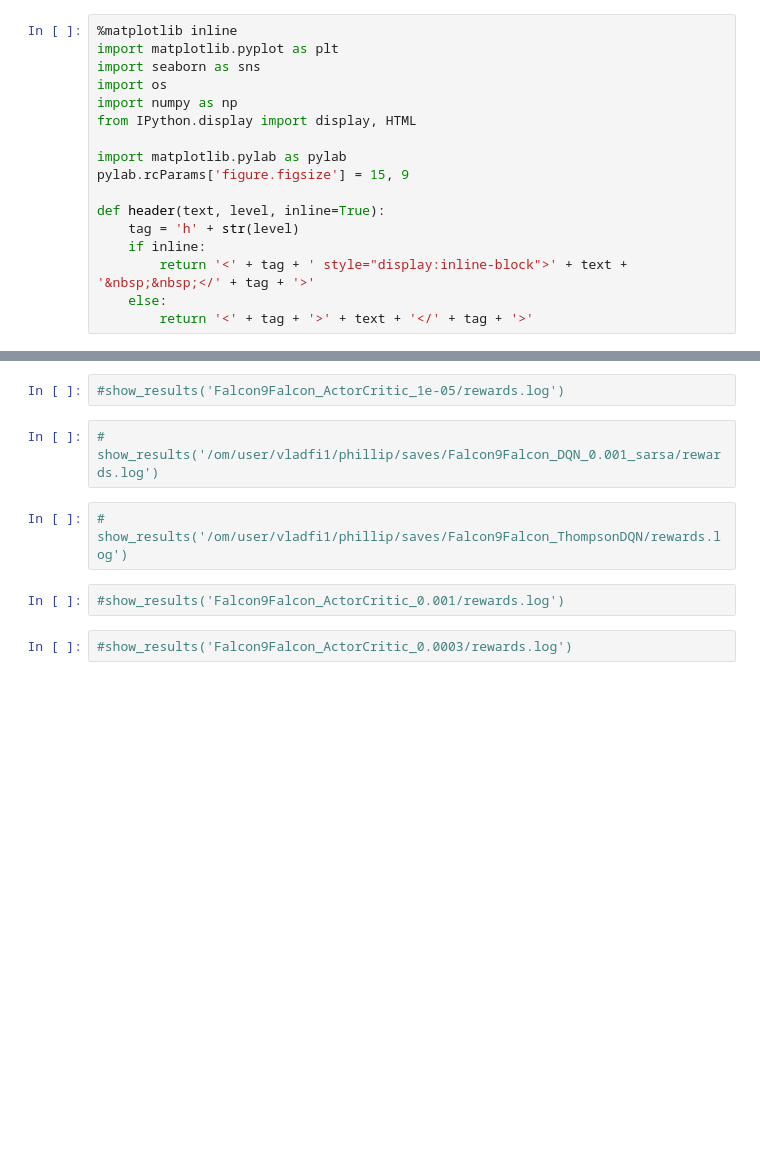
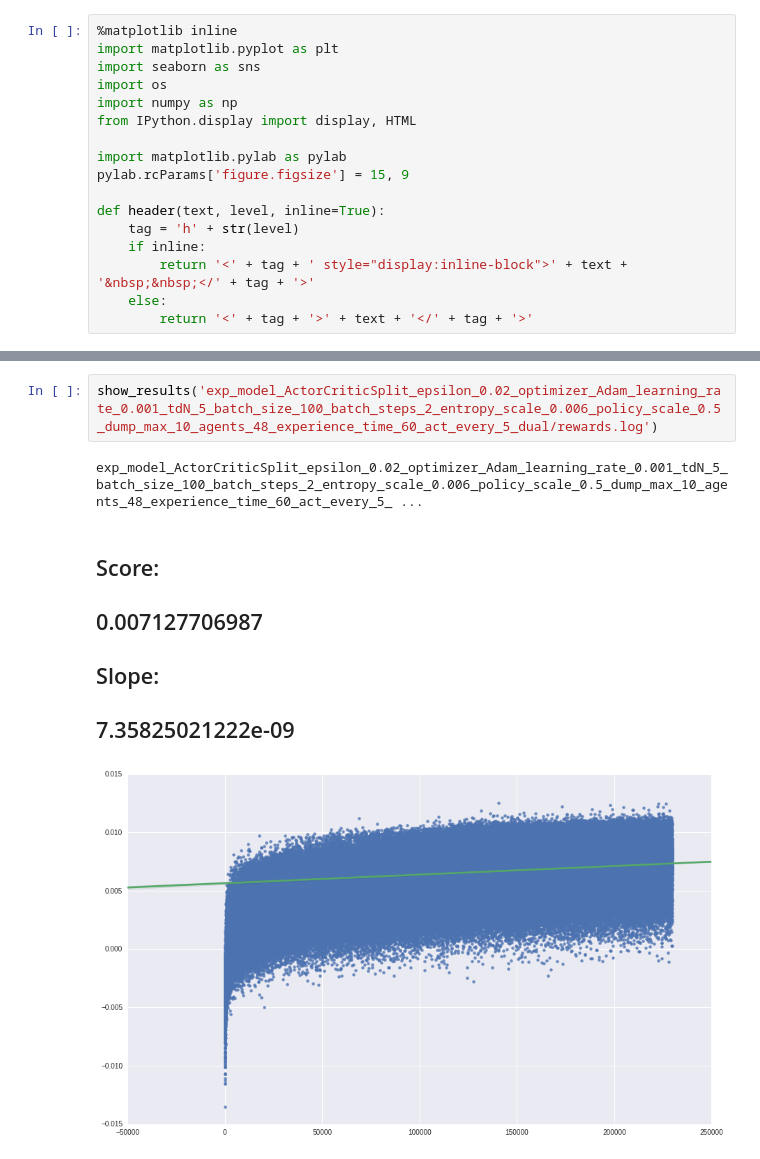
Before and after one commit to vladfi1/phillip, a Jupyter notebook: saves/result_plots_local.ipynb, the cells around one changed output, grey strips where cells are left out. Saved outputs shown, nothing was run; the diff lists cells and outputs as text; blank space fills up the shorter version.

```diff
--- a/saves/result_plots_local.ipynb
+++ b/saves/result_plots_local.ipynb
@@ -57,10 +57,9 @@ def show_results(reward_log):
-# %%
-#show_results('Falcon9Falcon_ActorCritic_1e-05/rewards.log')
-# %%
-# show_results('/om/user/vladfi1/phillip/saves/Falcon9Falcon_DQN_0.001_sarsa/rewards.log')
-# %%
-# show_results('/om/user/vladfi1/phillip/saves/Falcon9Falcon_ThompsonDQN/rewards.log')
-# %%
-#show_results('Falcon9Falcon_ActorCritic_0.001/rewards.log')
-# %%
-#show_results('Falcon9Falcon_ActorCritic_0.0003/rewards.log')
+# %%
+show_results('exp_model_ActorCriticSplit_epsilon_0.02_optimizer_Adam_learning_rate_0.001_tdN_5_batch_size_100_batch_steps_2_entropy_scale_0.006_policy_scale_0.5_dump_max_10_agents_48_experience_time_60_act_every_5_dual/rewards.log')
+# %% [output]
+exp_model_ActorCriticSplit_epsilon_0.02_optimizer_Adam_learning_rate_0.001_tdN_5_batch_size_100_batch_steps_2_entropy_scale_0.006_policy_scale_0.5_dump_max_10_agents_48_experience_time_60_act_every_5_ ...
+Score:
+0.007127706987
+Slope:
+7.35825021222e-09
+[figure, added]
```
Also changed, not shown: parts of 24 cells of this notebook.
